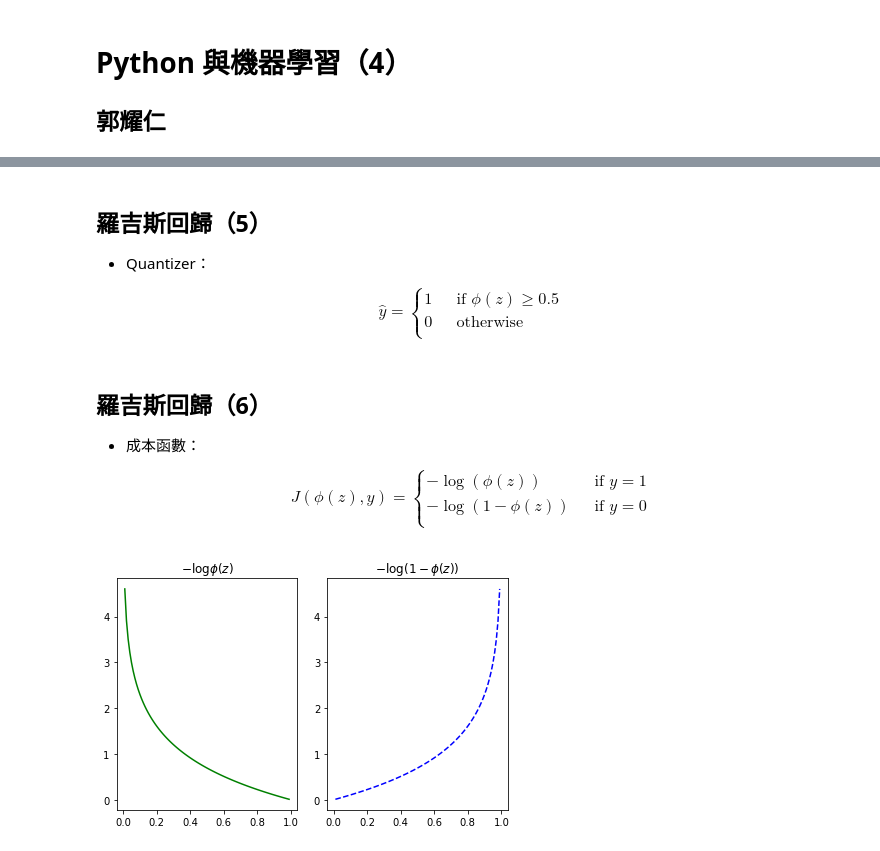
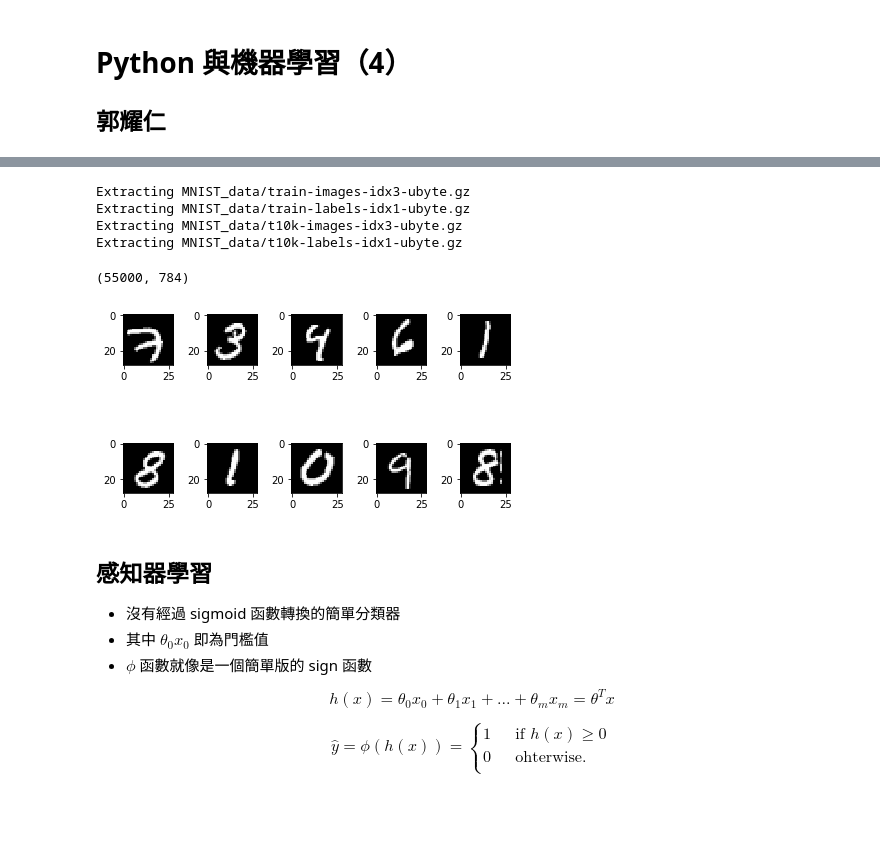
Before and after one commit to yaojenkuo/python_4_ds, a Jupyter notebook: ch14.ipynb, the cells around one changed output, grey strips where cells are left out. Saved outputs shown, nothing was run; the diff lists cells and outputs as text; code cells hidden in the pictures; blank space fills up the shorter version.

```diff
--- a/ch14.ipynb
+++ b/ch14.ipynb
@@ -42,41 +95,41 @@ plt.show()
+# %%
+from tensorflow.examples.tutorials.mnist import input_data
+import matplotlib.pyplot as plt
+import numpy as np
+
+mnist = input_data.read_data_sets("MNIST_data/", one_hot = True)
+# %% [output]
+Extracting MNIST_data/train-images-idx3-ubyte.gz
+Extracting MNIST_data/train-labels-idx1-ubyte.gz
+Extracting MNIST_data/t10k-images-idx3-ubyte.gz
+Extracting MNIST_data/t10k-labels-idx1-ubyte.gz
+# %%
+x_train = mnist.train.images
+print(x_train.shape)
+x_train_reshaped = np.reshape(x_train, (55000, 28, 28))
+for i, k in enumerate(range(1, 11)):
+    plt.subplot(2, 5, k)
+    plt.imshow(x_train_reshaped[i], cmap = "gray")
+
+plt.tight_layout()
+plt.show()
+# %% [output]
+(55000, 784)
+[figure, added]
 # %% [markdown]
-## 羅吉斯回歸（5）
+## 感知器學習
 
-- Quantizer：
+- 沒有經過 sigmoid 函數轉換的簡單分類器
+- 其中 $\theta_0x_0$ 即為門檻值
+- $\phi$ 函數就像是一個簡單版的 sign 函數
 
-$$ \hat{y} =
-  \begin{cases}
-    1       & \quad \text{if } \phi(z)\geq 0.5\\
-    0  & \quad \text{otherwise}\\
-  \end{cases}
+$$h(x) = \theta_0x_0 + \theta_1x_1 + ... + \theta_mx_m = \theta^Tx$$
+
+
 $$
+    \hat{y} = \phi(h(x)) =
+    \begin{cases}
+        1       & \quad \text{if } h(x)\geq 0\\
+    0  & \quad \text{ohterwise.}\\
+    \end{cases}
+$$
-# %% [markdown]
-## 羅吉斯回歸（6）
-
-- 成本函數：
-
-$$J(\phi(z), y) =
-  \begin{cases}
-    -\log(\phi(z))  & \quad \text{if } y = 1\\
-    -\log(1 - \phi(z))  & \quad \text{if } y = 0\\
-  \end{cases}
-$$
-# %%
-# 羅吉斯回歸（7）
-# 繪製成本函數
-import matplotlib.pyplot as plt
-import numpy as np
-
-x = np.arange(0.01, 1, 0.01)
-y1 = -np.log(x)
-y2 = -np.log(1 - x)
-plt.subplot(1, 2, 1)
-plt.plot(x, y1, "g")
-plt.title("$-\log{\phi(z)}$")
-plt.subplot(1, 2, 2)
-plt.plot(x, y2, "b--")
-plt.title("$-\log{(1-\phi(z))}$")
-plt.tight_layout()
-plt.show()
-# %% [output]
-[figure, removed]
```
Also changed, not shown: parts of 26 cells of this notebook, 1 other file.
